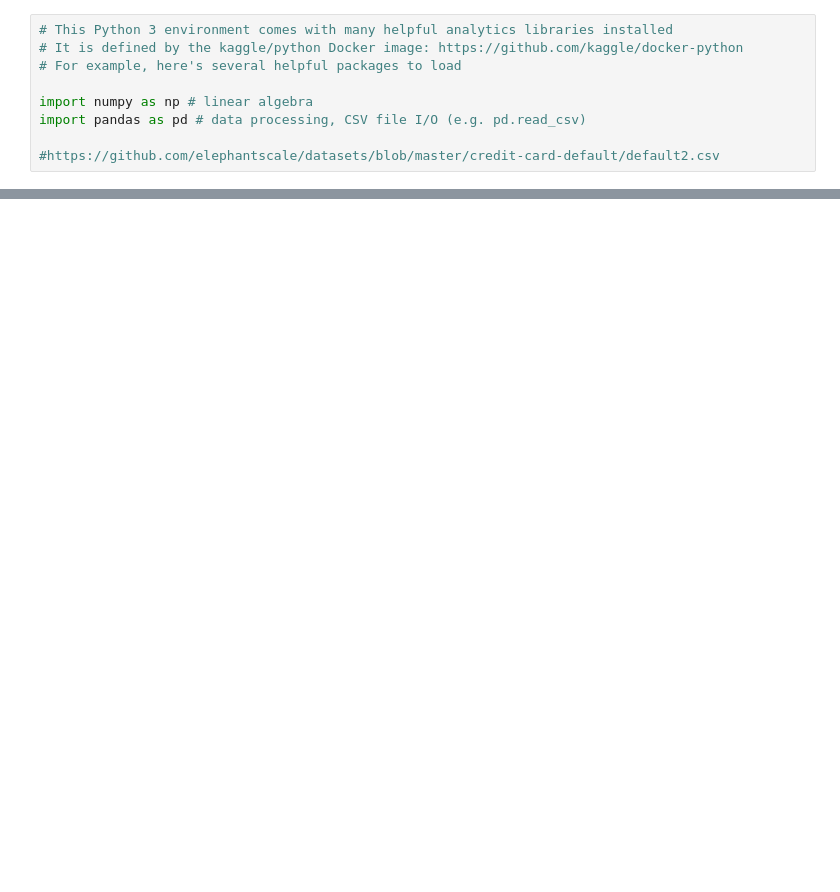
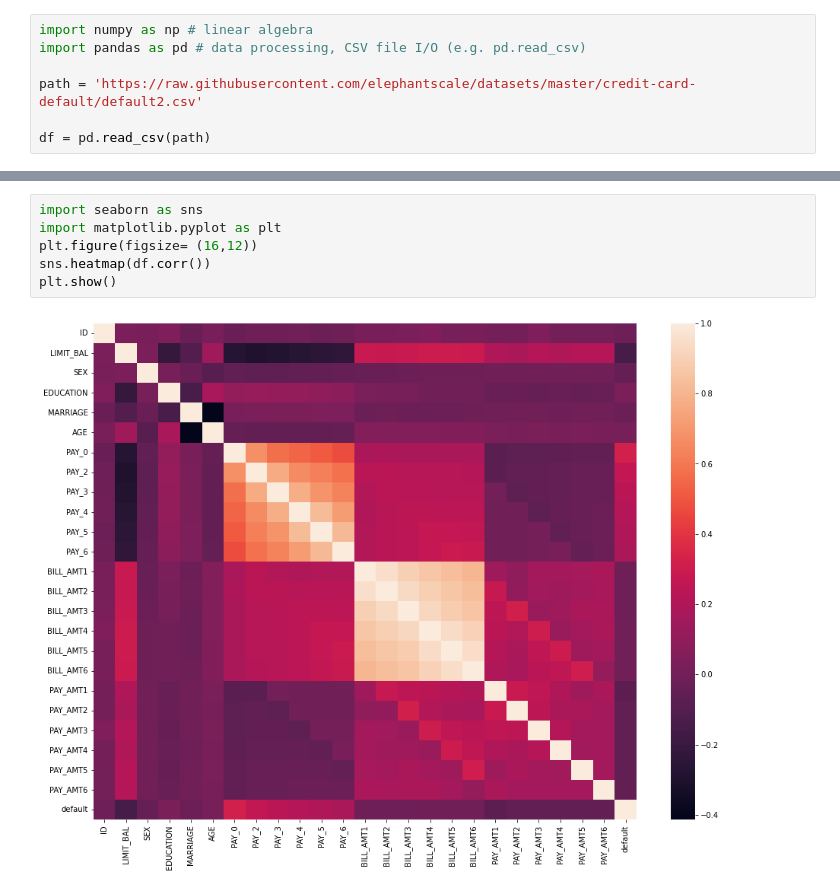
Before and after one commit to amithsbhat/machinelearning, a Jupyter notebook: creditcard.ipynb, the cells around one changed output, grey strips where cells are left out. Cells and saved outputs as stored; diff of their text form; blank space fills up the shorter version.

Commit message:
Kaggle Notebook | creditcard | Version 2

```diff
--- a/creditcard.ipynb
+++ b/creditcard.ipynb
@@ -1,9 +1,7 @@
 # %%
-# This Python 3 environment comes with many helpful analytics libraries installed
-# It is defined by the kaggle/python Docker image: https://github.com/kaggle/docker-python
-# For example, here's several helpful packages to load
-
 import numpy as np # linear algebra
 import pandas as pd # data processing, CSV file I/O (e.g. pd.read_csv)
 
-#https://github.com/elephantscale/datasets/blob/master/credit-card-default/default2.csv
+path = 'https://raw.githubusercontent.com/elephantscale/datasets/master/credit-card-default/default2.csv'
+
+df = pd.read_csv(path)
@@ -9,0 +38,8 @@ import pandas as pd # data processing, CSV file I/O (e.g. pd.read_csv)
+# %%
+import seaborn as sns
+import matplotlib.pyplot as plt
+plt.figure(figsize= (16,12))
+sns.heatmap(df.corr())
+plt.show()
+# %% [output]
+[figure, added]
```
Also changed, not shown: parts of 15 cells of this notebook.
